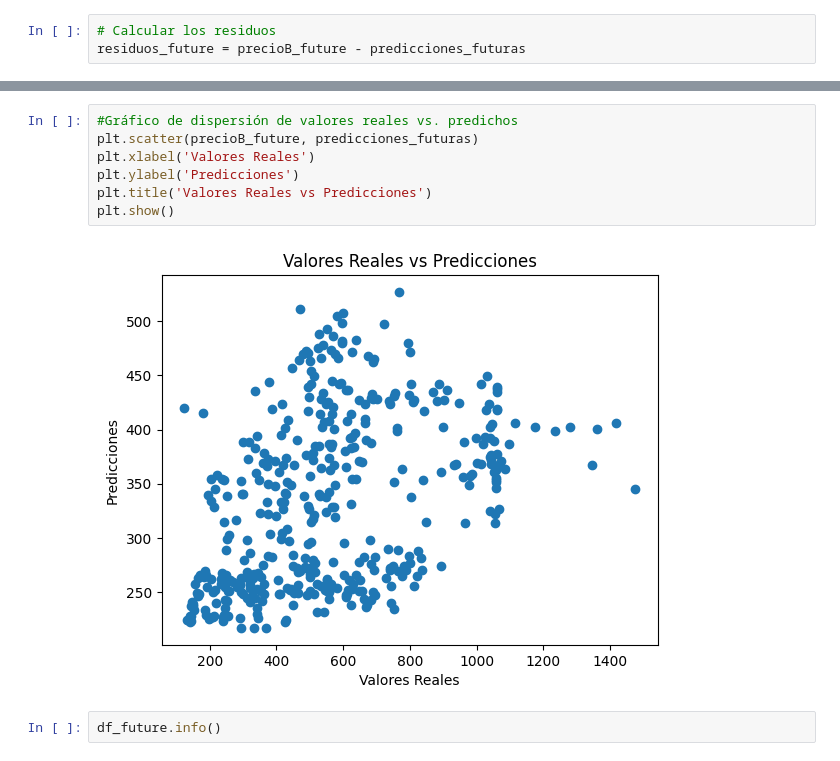
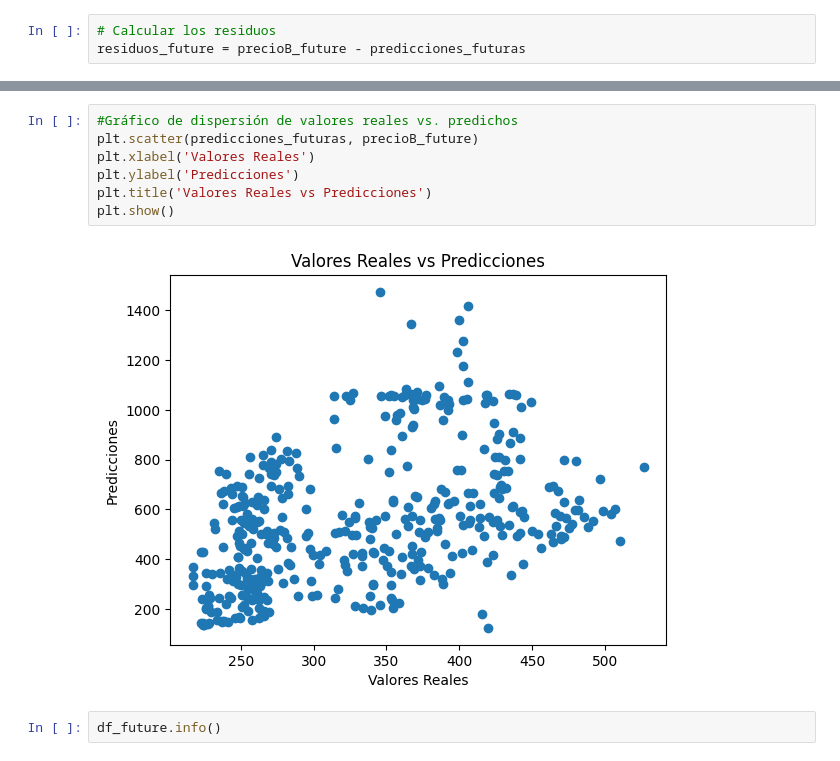
Before and after one commit to Yanalxis/Prediccion-del-precio-en-bolsa-de-la-energ-a-el-ctrica, a Jupyter notebook: Modelos/Random Forrest/trial0003.ipynb, the cells around one changed output, grey strips where cells are left out. Cells and saved outputs as stored; diff of their text form.

```diff
--- a/Modelos/Random Forrest/trial0003.ipynb
+++ b/Modelos/Random Forrest/trial0003.ipynb
@@ -407,12 +407,12 @@ plt.show()
 # %%
 #Gráfico de dispersión de valores reales vs. predichos
-plt.scatter(precioB_future, predicciones_futuras)
+plt.scatter(predicciones_futuras, precioB_future)
 plt.xlabel('Valores Reales')
 plt.ylabel('Predicciones')
 plt.title('Valores Reales vs Predicciones')
 plt.show()
 # %% [output]
-[figure, old version]
+[figure, new version]
 # %%
 df_future.info()
 # %% [output]
```
Also changed, not shown: parts of 1 cell of this notebook, 1 other file.
